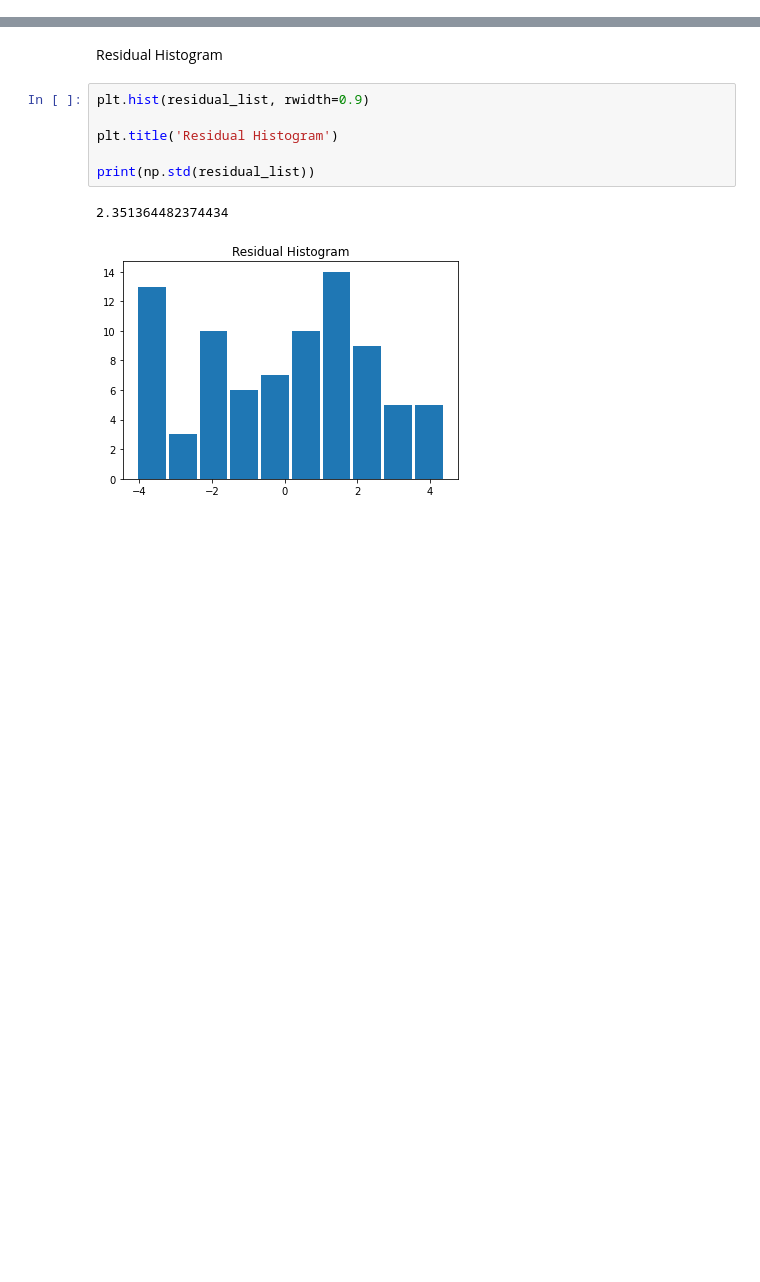
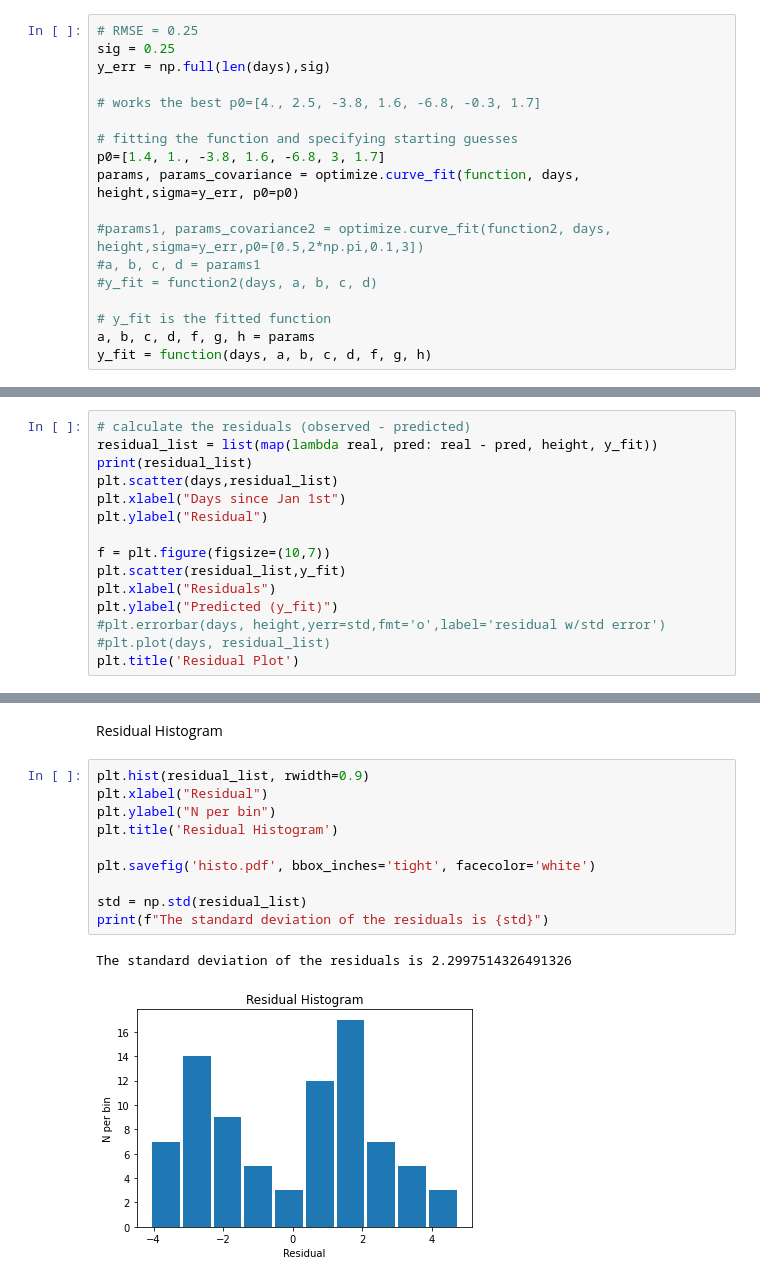
Before and after one commit to isba1/Group7TidalReport, a Jupyter notebook: Group_7_Tidal_Project.ipynb, the cells around one changed output, grey strips where cells are left out. Saved outputs shown, nothing was run; the diff lists cells and outputs as text; blank space fills up the shorter version.

Commit message:
Calculated residuals and plotted them. Saved histogram as PDF. Changed x to be days instad of hours

```diff
--- a/Group_7_Tidal_Project.ipynb
+++ b/Group_7_Tidal_Project.ipynb
@@ -80,0 +37,18 @@ Text(0.5, 1.0, 'Residual Plot')
+# %%
+# RMSE = 0.25
+sig = 0.25
+y_err = np.full(len(days),sig)
+
+# works the best p0=[4., 2.5, -3.8, 1.6, -6.8, -0.3, 1.7]
+
+# fitting the function and specifying starting guesses
+p0=[1.4, 1., -3.8, 1.6, -6.8, 3, 1.7]
+params, params_covariance = optimize.curve_fit(function, days, height,sigma=y_err, p0=p0)
+
+#params1, params_covariance2 = optimize.curve_fit(function2, days, height,sigma=y_err,p0=[0.5,2*np.pi,0.1,3])
+#a, b, c, d = params1
+#y_fit = function2(days, a, b, c, d)
+
+# y_fit is the fitted function
+a, b, c, d, f, g, h = params
+y_fit = function(days, a, b, c, d, f, g, h)
@@ -80,0 +76,15 @@ Text(0.5, 1.0, 'Residual Plot')
+# %%
+# calculate the residuals (observed - predicted)
+residual_list = list(map(lambda real, pred: real - pred, height, y_fit))
+print(residual_list)
+plt.scatter(days,residual_list)
+plt.xlabel("Days since Jan 1st")
+plt.ylabel("Residual")
+
+f = plt.figure(figsize=(10,7))
+plt.scatter(residual_list,y_fit)
+plt.xlabel("Residuals")
+plt.ylabel("Predicted (y_fit)")
+#plt.errorbar(days, height,yerr=std,fmt='o',label='residual w/std error')
+#plt.plot(days, residual_list)
+plt.title('Residual Plot')
@@ -82,10 +97,14 @@ Text(0.5, 1.0, 'Residual Plot')
 Residual Histogram
 # %%
 plt.hist(residual_list, rwidth=0.9)
-
+plt.xlabel("Residual")
+plt.ylabel("N per bin")
 plt.title('Residual Histogram')
 
-print(np.std(residual_list))
+plt.savefig('histo.pdf', bbox_inches='tight', facecolor='white')
+
+std = np.std(residual_list)
+print(f"The standard deviation of the residuals is {std}")
 # %% [output]
-2.351364482374434
+The standard deviation of the residuals is 2.2997514326491326
-[figure, old version]
+[figure, new version]
```
Also changed, not shown: parts of 14 cells of this notebook.
